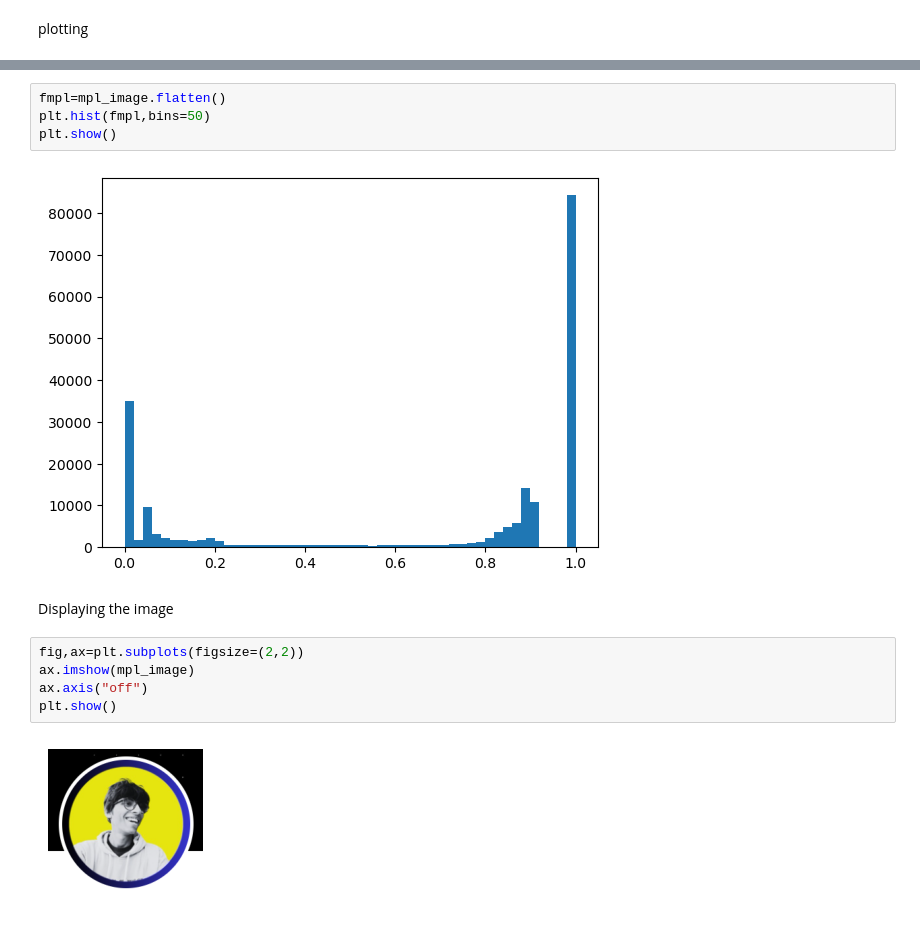
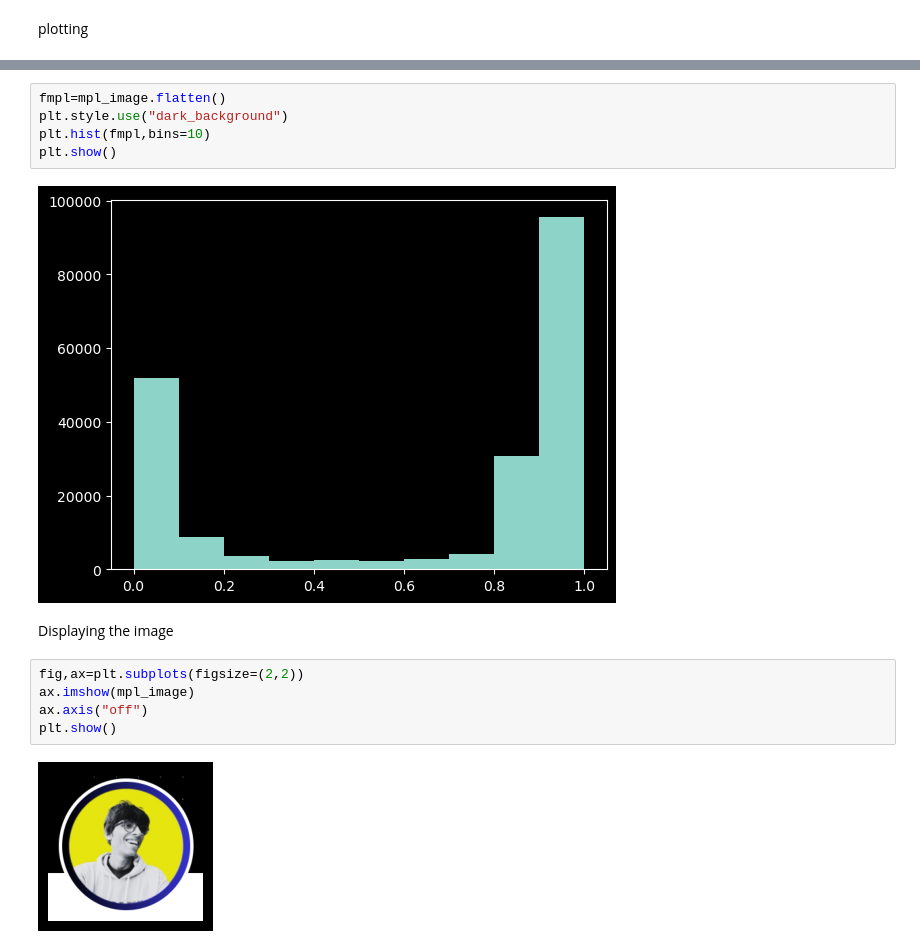
Before and after one commit to Sameershrinath/5th_sem, a Jupyter notebook: PYTHON/Image_processing/OpenCV.ipynb, the cells around one changed output, grey strips where cells are left out. Saved outputs shown, nothing was run; the diff lists cells and outputs as text.

```diff
--- a/PYTHON/Image_processing/OpenCV.ipynb
+++ b/PYTHON/Image_processing/OpenCV.ipynb
@@ -24,9 +48,10 @@ plotting
 # %%
 fmpl=mpl_image.flatten()
-plt.hist(fmpl,bins=50)
+plt.style.use("dark_background")
+plt.hist(fmpl,bins=10)
 plt.show()
 # %% [output]
-[figure, old version]
+[figure, new version]
 # %% [markdown]
 Displaying the image
 # %%
@@ -35,4 +60,4 @@ ax.imshow(mpl_image)
 ax.axis("off")
 plt.show()
 # %% [output]
-[figure, old version]
+[figure, new version]
```
Also changed, not shown: parts of 7 cells of this notebook.
